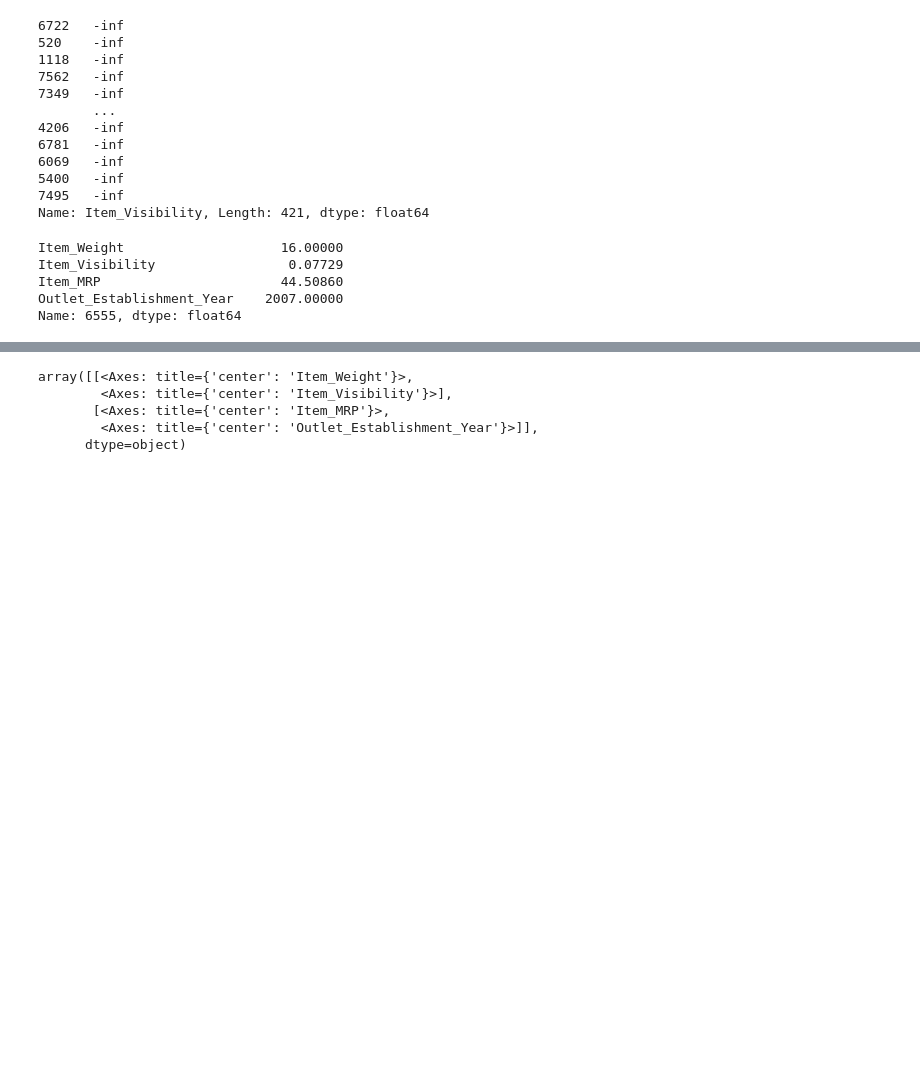
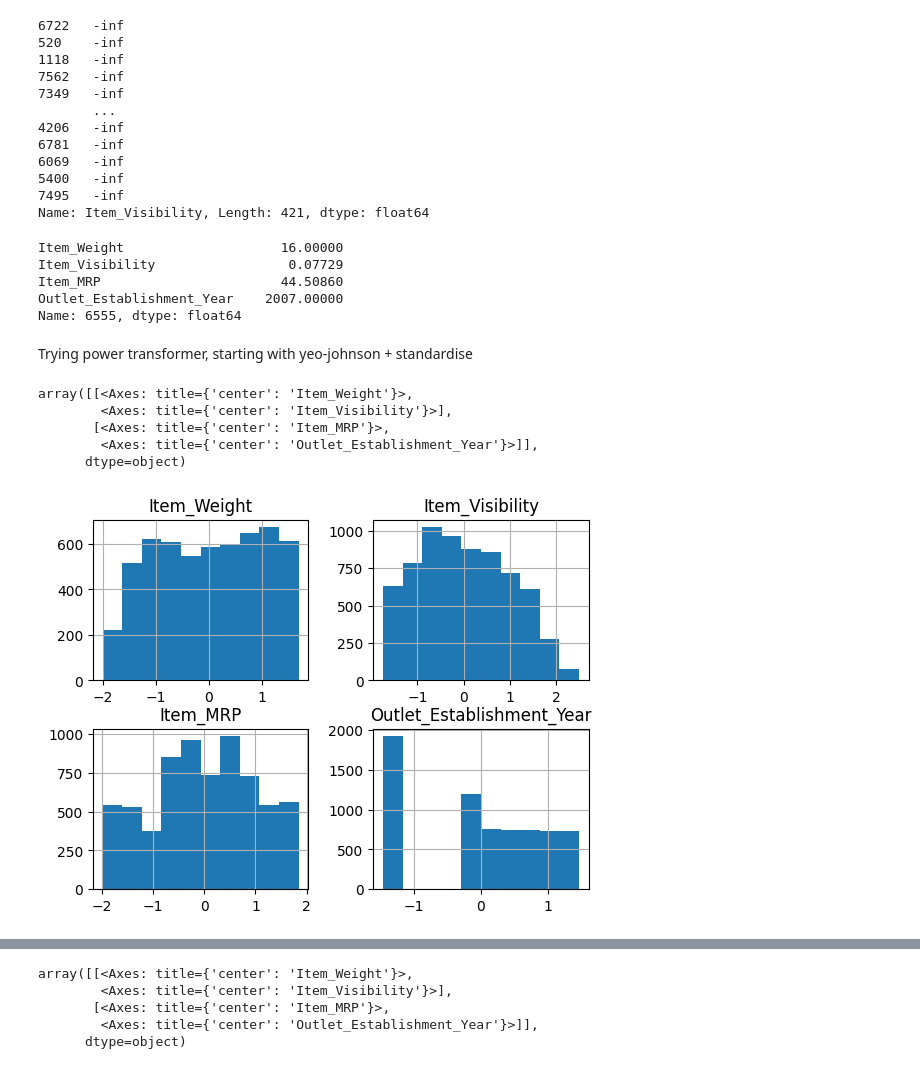
Before and after one commit to taniabuzykina/store-sales-prediction, a Jupyter notebook: code/data_exploration.ipynb, the cells around one changed output, grey strips where cells are left out. Saved outputs shown, nothing was run; the diff lists cells and outputs as text; code cells hidden in the pictures; blank space fills up the shorter version.

```diff
--- a/code/data_exploration.ipynb
+++ b/code/data_exploration.ipynb
@@ -584,3 +584,20 @@ Item_Visibility                 0.07729
 Item_MRP                       44.50860
 Outlet_Establishment_Year    2007.00000
 Name: 6555, dtype: float64
+# %% [markdown]
+Trying power transformer, starting with yeo-johnson + standardise
+# %%
+from sklearn.preprocessing import PowerTransformer
+
+transformer_yj = PowerTransformer(method="yeo-johnson", standardize=True)
+sales_num_trans = transformer_yj.fit_transform(sales_num)
+
+result = pd.DataFrame(sales_num_trans, columns=transformer_yj.get_feature_names_out(), index=sales_num.index)
+result.hist()
+# %% [output]
+array([[<Axes: title={'center': 'Item_Weight'}>,
+        <Axes: title={'center': 'Item_Visibility'}>],
+       [<Axes: title={'center': 'Item_MRP'}>,
+        <Axes: title={'center': 'Outlet_Establishment_Year'}>]],
+      dtype=object)
+[figure, added]
```
Also changed, not shown: parts of 8 cells of this notebook.
